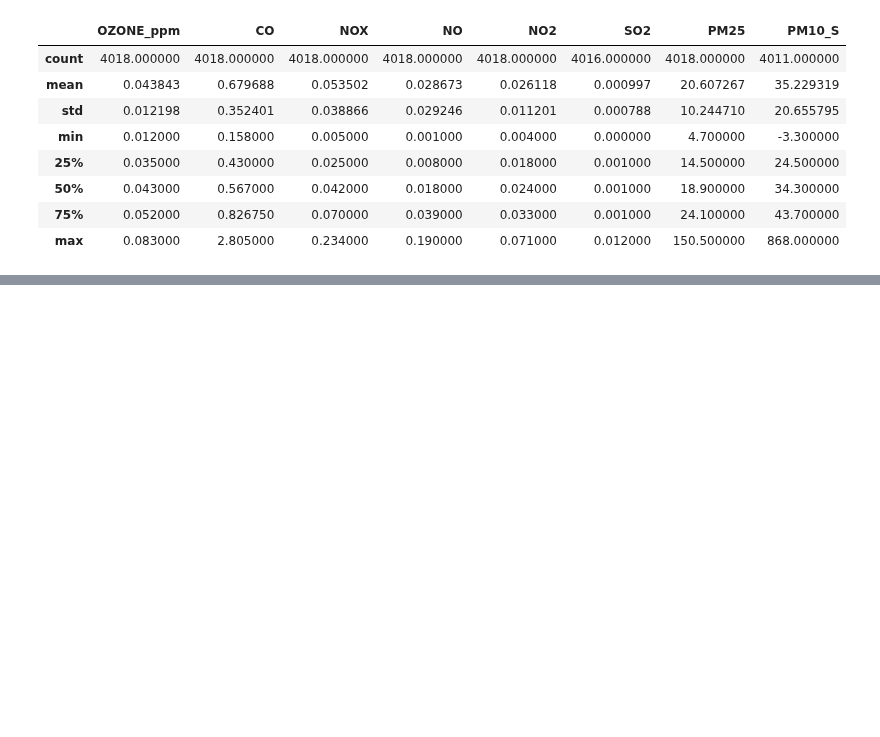
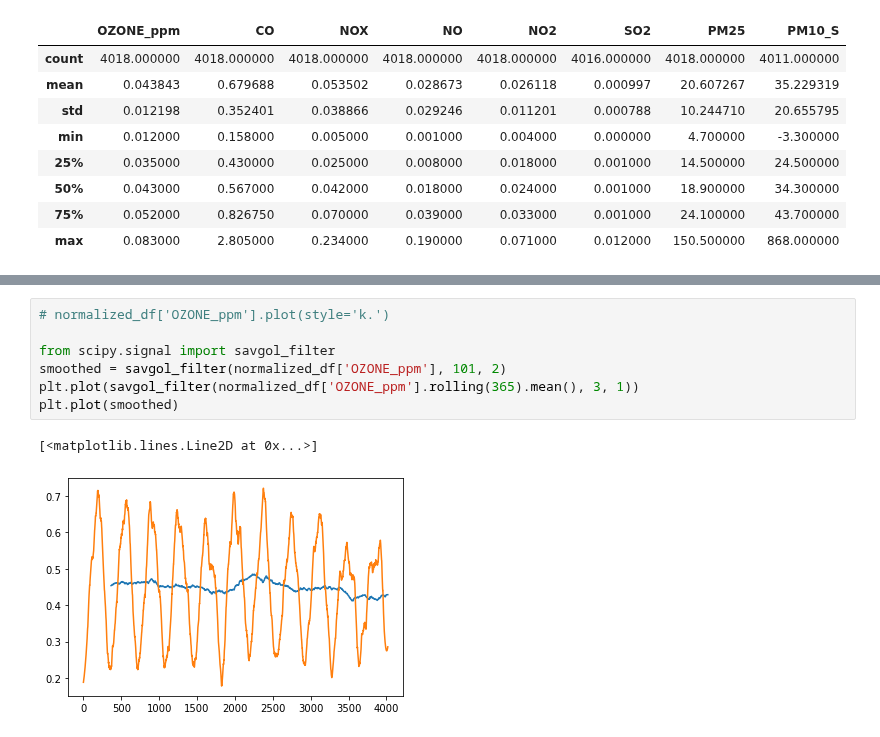
Before and after one commit to kevinmarlis/air-pollution-and-health, a Jupyter notebook: Covid/Covid Impacts on Air/Plots.ipynb, the cells around one changed output, grey strips where cells are left out. Saved outputs shown, nothing was run; the diff lists cells and outputs as text; blank space fills up the shorter version.

```diff
--- a/Covid/Covid Impacts on Air/Plots.ipynb
+++ b/Covid/Covid Impacts on Air/Plots.ipynb
@@ -156,0 +153,10 @@ fig.tight_layout()
+# %%
+# normalized_df['OZONE_ppm'].plot(style='k.')
+
+from scipy.signal import savgol_filter
+smoothed = savgol_filter(normalized_df['OZONE_ppm'], 101, 2)
+plt.plot(savgol_filter(normalized_df['OZONE_ppm'].rolling(365).mean(), 3, 1))
+plt.plot(smoothed)
+# %% [output]
+[<matplotlib.lines.Line2D at 0x...>]
+[figure, added]
```
Also changed, not shown: parts of 8 cells of this notebook, 5 other files.
